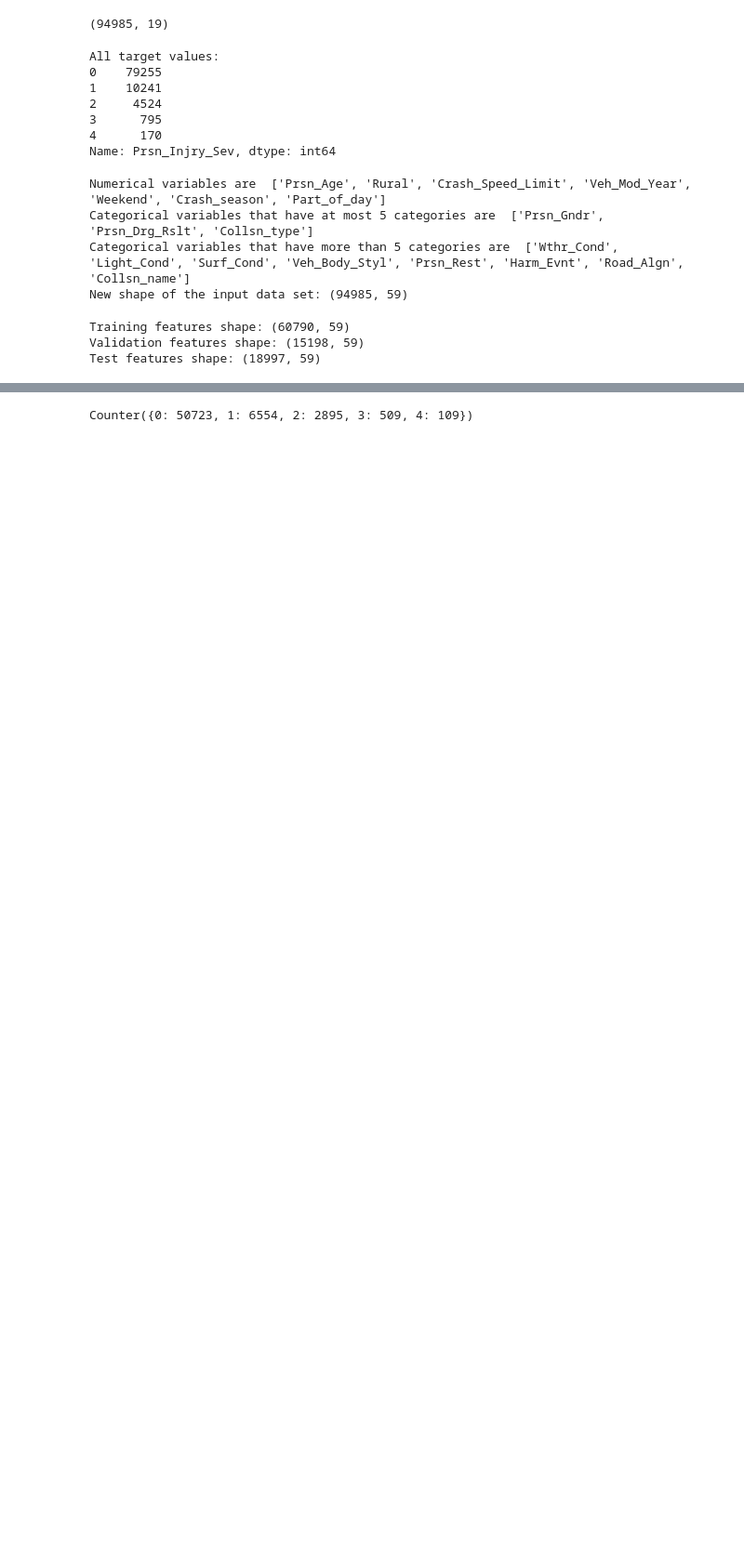
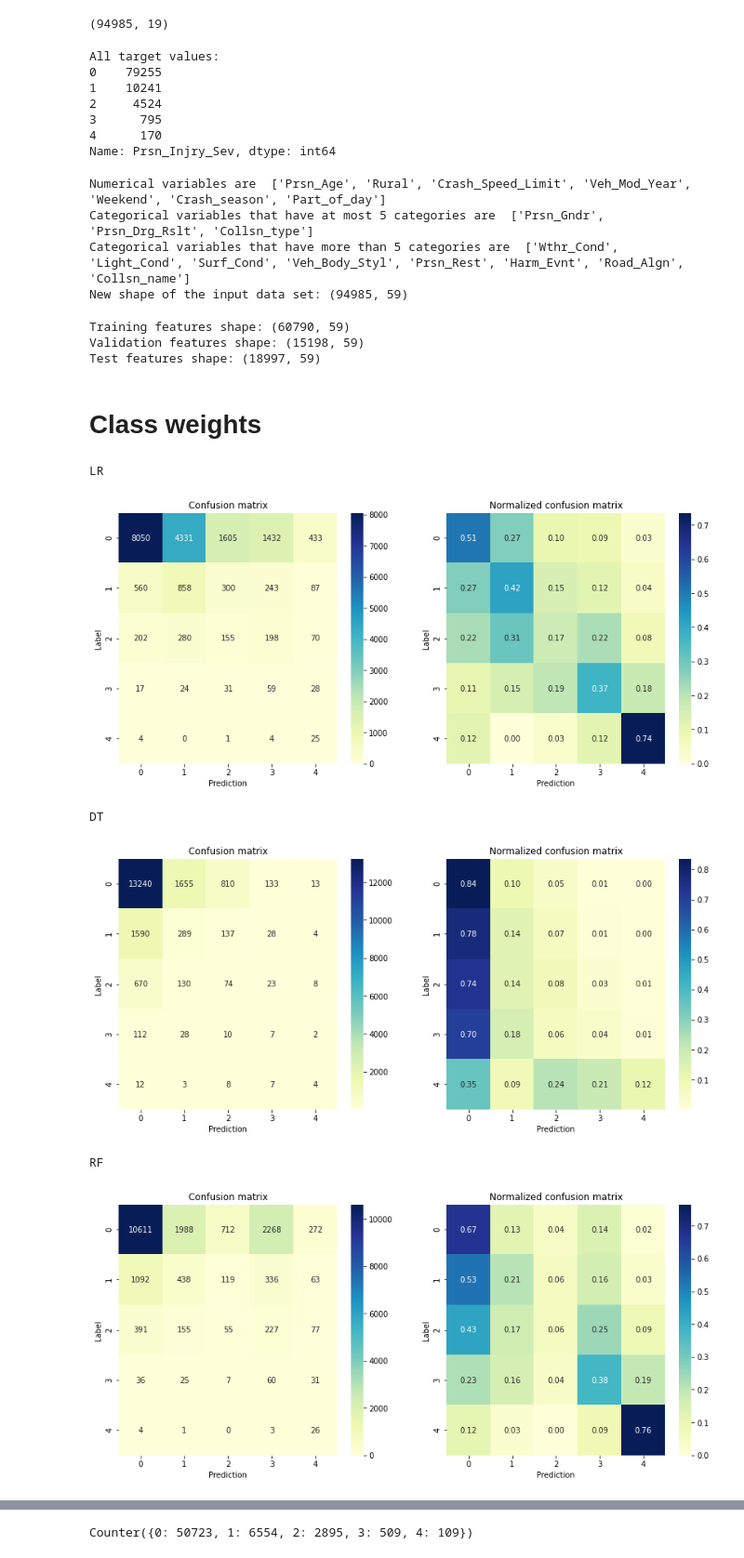
Before and after one commit to duonghung86/Injury-severity-classification, a Jupyter notebook: VCA_2_1_MLP_resampling.ipynb, the cells around one changed output, grey strips where cells are left out. Shown at 93% size. Drawn from its saved outputs; the diff is of its cells as text; code cells hidden in the pictures; blank space fills up the shorter version.

```diff
--- a/VCA_2_1_MLP_resampling.ipynb
+++ b/VCA_2_1_MLP_resampling.ipynb
@@ -175,3 +182,31 @@ X_test = scaler.transform(X_test)
 Training features shape: (60790, 59)
 Validation features shape: (15198, 59)
 Test features shape: (18997, 59)
+# %% [markdown]
+# Class weights
+# %%
+wgt='balanced'
+clfs = [LogisticRegression(solver = 'lbfgs',class_weight=wgt),
+        DecisionTreeClassifier(class_weight=wgt),
+        RandomForestClassifier(max_depth=4,class_weight=wgt)]
+clf_names = ['LR','DT','RF']
+rsts = pd.DataFrame()
+for model, name in zip(clfs,clf_names):
+    start = time.time()
+    print(name)
+    model.fit(X_train, y_train.values)
+    # use the model to make predictions with the test data
+    y_pred = model.predict(X_test)
+    end= time.time()
+    # get the evaluation metrics
+    result = get_accs(y_test.values, y_pred, end-start, True)
+    result.index = [name + '-Weights']
+    rsts = rsts.append(result)
+rsts
+# %% [output]
+LR
+[figure, added]
+DT
+[figure, added]
+RF
+[figure, added]
```
Also changed, not shown: parts of 19 cells of this notebook.
